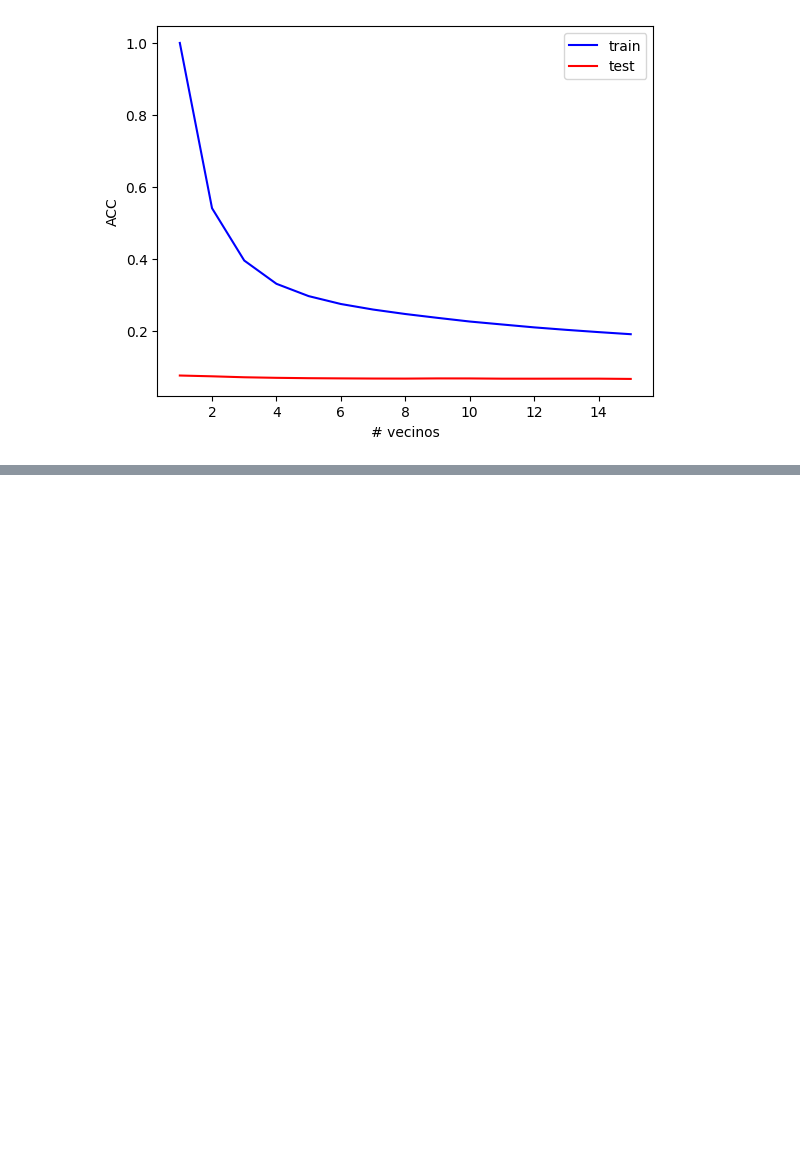
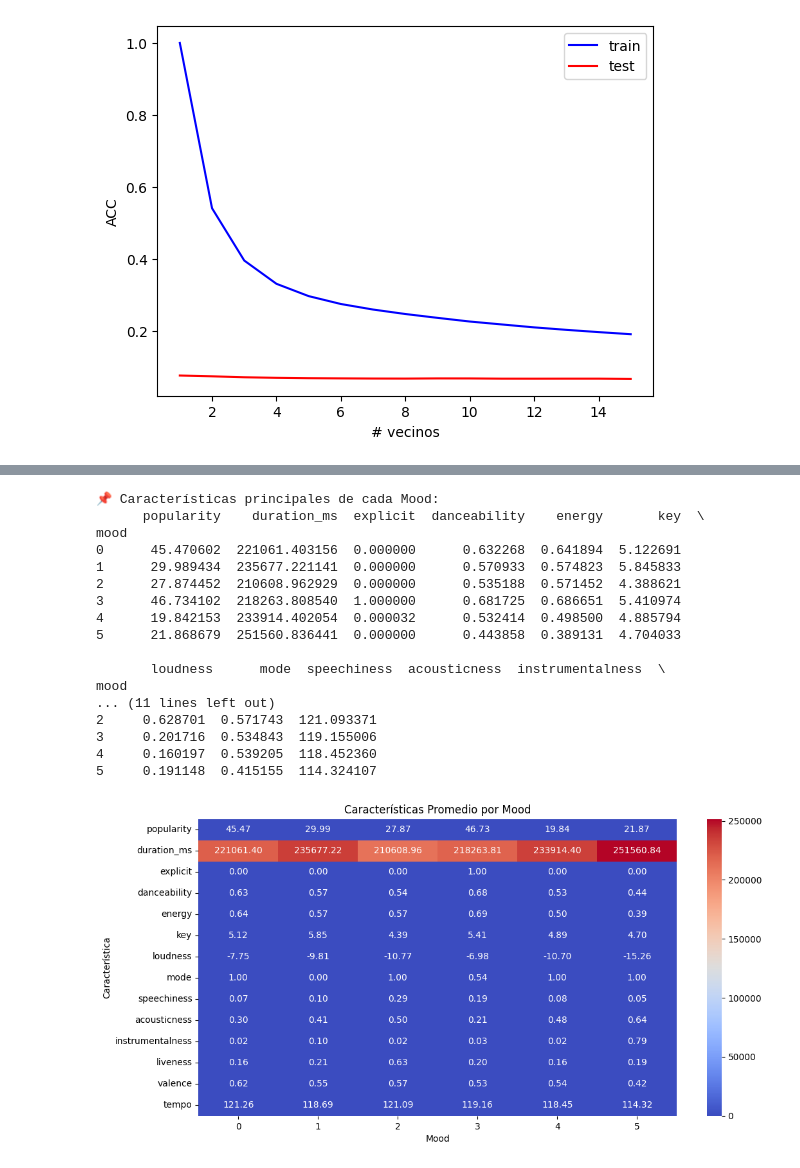
Before and after one commit to algond123/ProyectoFinal_BDML14, a Jupyter notebook: Proyecto_final2.ipynb, the cells around one changed output, grey strips where cells are left out. Cells and saved outputs as stored; diff of their text form; code cells hidden in the pictures; blank space fills up the shorter version.

Commit message:
Archivo preparado para añadir los distintos modelos

```diff
--- a/Proyecto_final2.ipynb
+++ b/Proyecto_final2.ipynb
@@ -494,0 +652,40 @@ def get_mood(valence, danceability, energy):
+# %%
+# Agrupar por Mood y calcular la media de las características
+cluster_summary = df.groupby("mood")[features].mean()
+
+# Mostrar las características principales de cada Mood
+print("📌 Características principales de cada Mood:")
+print(cluster_summary)
+
+import seaborn as sns
+import matplotlib.pyplot as plt
+
+# Configurar tamaño del gráfico
+plt.figure(figsize=(12, 6))
+
+# Crear un gráfico de barras para comparar características por Mood
+sns.heatmap(cluster_summary.T, cmap="coolwarm", annot=True, fmt=".2f")
+
+plt.title("Características Promedio por Mood")
+plt.xlabel("Mood")
+plt.ylabel("Característica")
+plt.show()
+# %% [output]
+📌 Características principales de cada Mood:
+      popularity    duration_ms  explicit  danceability    energy       key  \
+mood
+0      45.470602  221061.403156  0.000000      0.632268  0.641894  5.122691
+1      29.989434  235677.221141  0.000000      0.570933  0.574823  5.845833
+2      27.874452  210608.962929  0.000000      0.535188  0.571452  4.388621
+3      46.734102  218263.808540  1.000000      0.681725  0.686651  5.410974
+4      19.842153  233914.402054  0.000032      0.532414  0.498500  4.885794
+5      21.868679  251560.836441  0.000000      0.443858  0.389131  4.704033
+
+       loudness      mode  speechiness  acousticness  instrumentalness  \
+mood
+... (11 lines left out)
+2     0.628701  0.571743  121.093371
+3     0.201716  0.534843  119.155006
+4     0.160197  0.539205  118.452360
+5     0.191148  0.415155  114.324107
+[figure, added]
```
Also changed, not shown: parts of 31 cells of this notebook.
